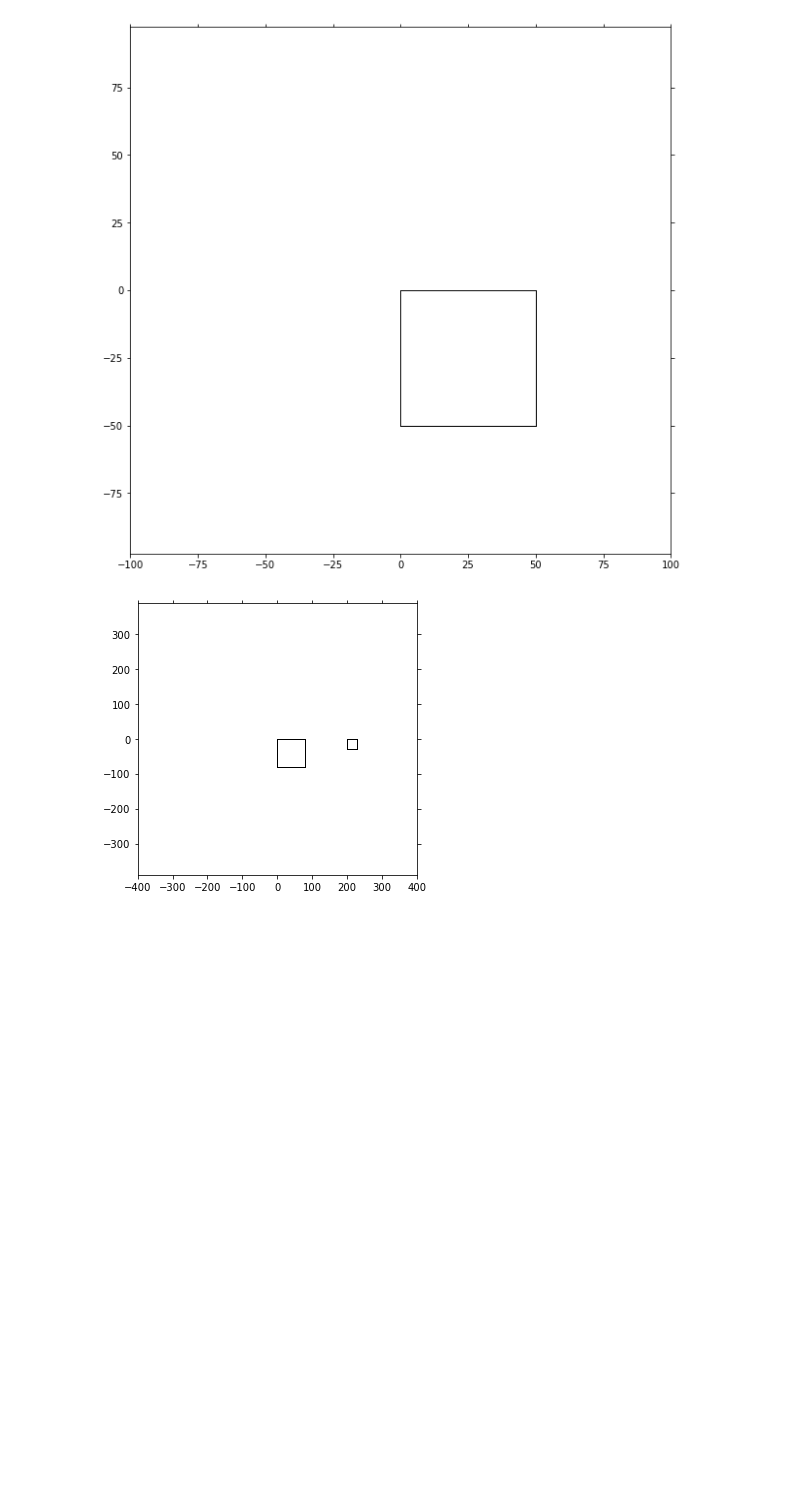
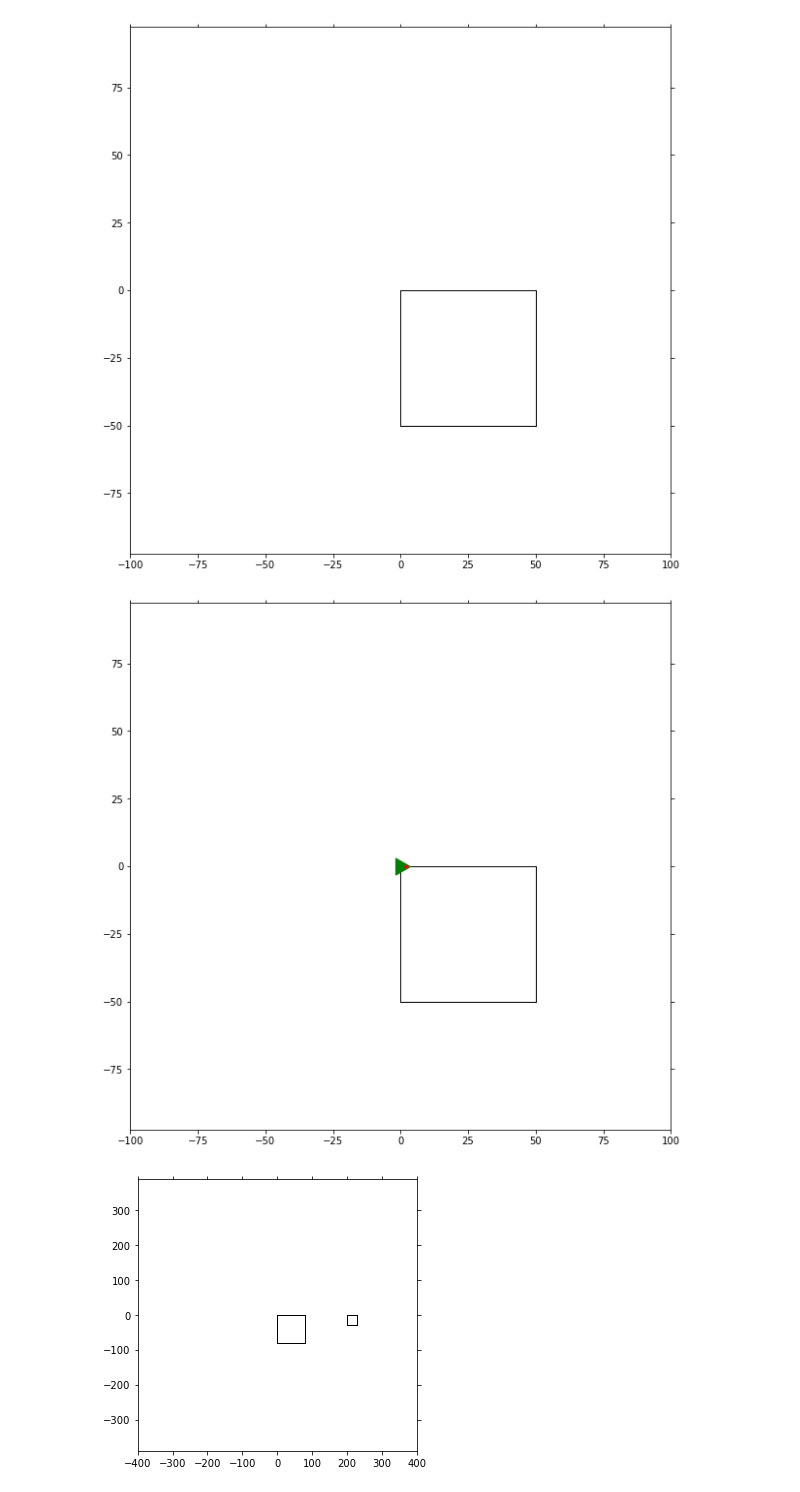
Before and after one commit to bblais/AI-and-Robotics-Fall-2021-Class-Notebooks, a Jupyter notebook: Sprint #1 - Programming and Games/2021-09-13 Some more turtle.ipynb, the cells around one changed output. Cells and saved outputs as stored; diff of their text form; code cells hidden in the pictures; blank space fills up the shorter version.

```diff
--- a/Sprint #1 - Programming and Games/2021-09-13 Some more turtle.ipynb
+++ b/Sprint #1 - Programming and Games/2021-09-13 Some more turtle.ipynb
@@ -12,6 +12,10 @@ for i in range(4):
     right(90)
 # %% [output]
 [figure]
+# %%
+animate(0,4)  # zero delay, and skip every 4 steps to make it faster
+# %% [output]
+[figure, added]
 # %%
 def draw_square(size):
     for i in range(4):
```
Also changed, not shown: 7 other files.
